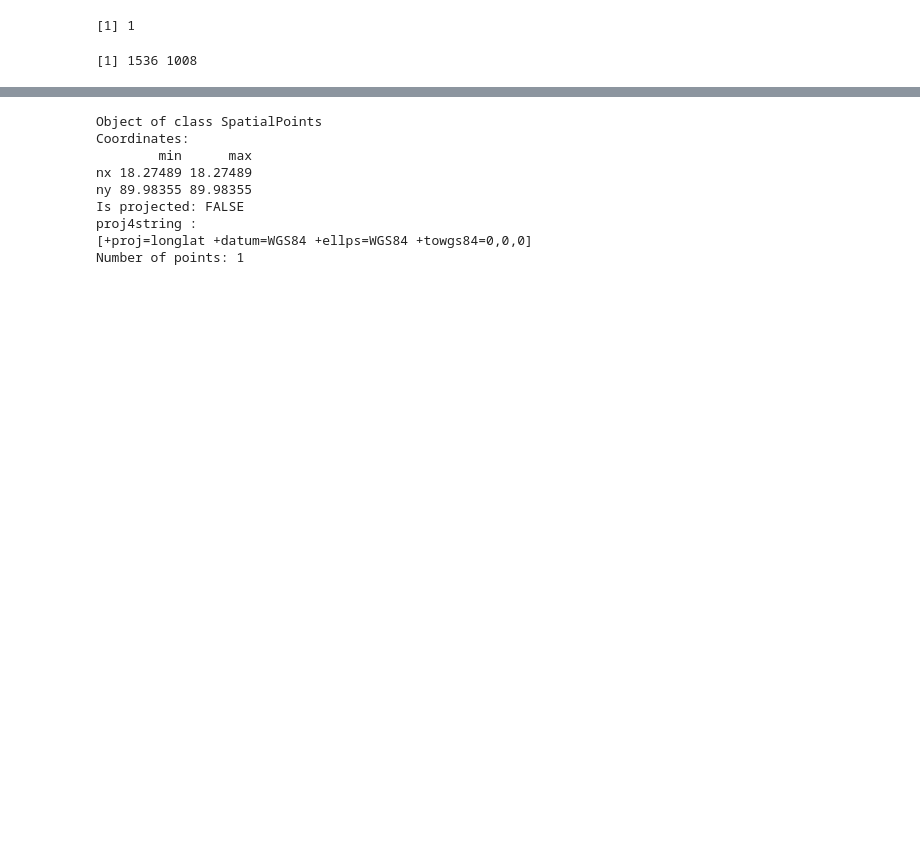
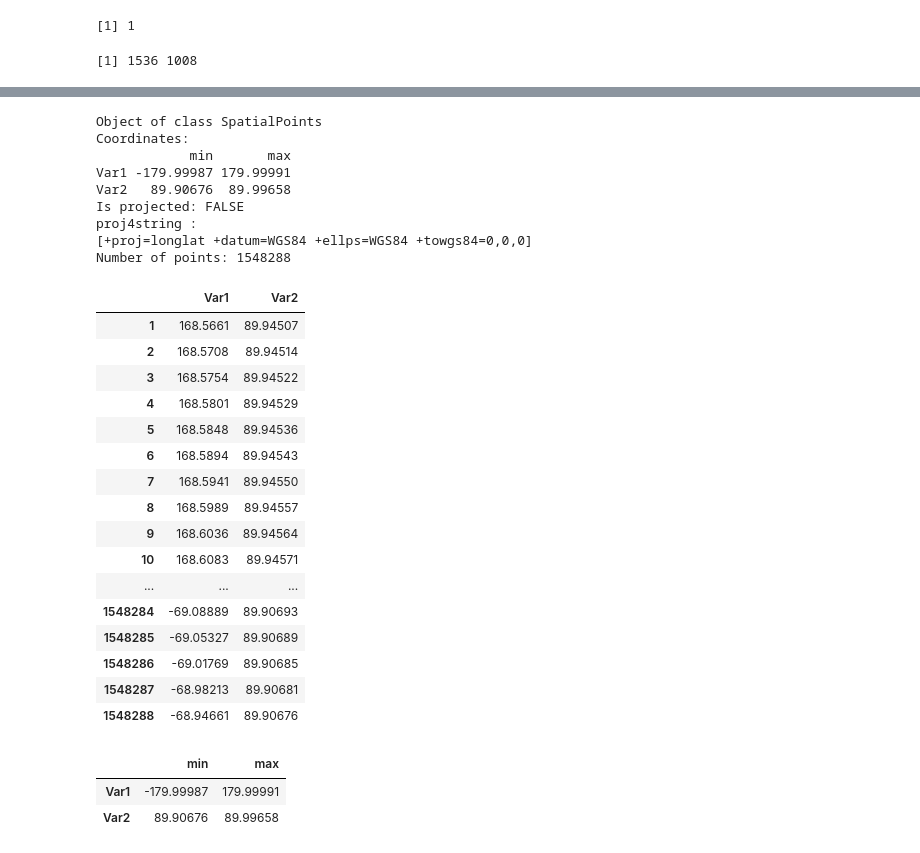
Before and after one commit to trenchproject/RED, a Jupyter notebook: LST-R.ipynb, the cells around one changed output, grey strips where cells are left out. Saved outputs shown, nothing was run; the diff lists cells and outputs as text; code cells hidden in the pictures; blank space fills up the shorter version.

```diff
--- a/LST-R.ipynb
+++ b/LST-R.ipynb
@@ -97,0 +81,4 @@ rgdal: version: 1.2-8, (SVN revision 663)
+# %%
+library(rgdal)
+
+xy <- as.data.frame(expand.grid(x,y))
@@ -101,0 +113,6 @@ z<-spTransform(a,CRS("+proj=longlat +datum=WGS84"))
+# %%
+proj.pol <- CRS('+ellps=sphere +a=6371200.0 +b=6371200.0 +proj=stere +lat_0=90 +lon_0=-105.0 +x_0=0.0 +y_0=0.0 +no_defs')
+wgs <- CRS('+proj=longlat +datum=WGS84')
+proj4string(xy) <- proj.pol
+awgs <- spTransform(xy, wgs)
+head(awgs)
@@ -102,12 +135,38 @@ z<-spTransform(a,CRS("+proj=longlat +datum=WGS84"))
 # %%
-summary(z)
+summary(awgs)
 # %% [output]
 Object of class SpatialPoints
 Coordinates:
-        min      max
-nx 18.27489 18.27489
-ny 89.98355 89.98355
+            min       max
+Var1 -179.99987 179.99991
+Var2   89.90676  89.99658
 Is projected: FALSE
 proj4string :
 [+proj=longlat +datum=WGS84 +ellps=WGS84 +towgs84=0,0,0]
-Number of points: 1
+Number of points: 1548288
+# %%
+coordinates(awgs)
+# %% [output]
+|  | Var1 | Var2 |
+| 1 | 168.5661 | 89.94507 |
+| 2 | 168.5708 | 89.94514 |
+| 3 | 168.5754 | 89.94522 |
+| 4 | 168.5801 | 89.94529 |
+| 5 | 168.5848 | 89.94536 |
+| 6 | 168.5894 | 89.94543 |
+| 7 | 168.5941 | 89.94550 |
+| 8 | 168.5989 | 89.94557 |
+| 9 | 168.6036 | 89.94564 |
+| 10 | 168.6083 | 89.94571 |
+| ... | ... | ... |
+| 1548284 | -69.08889 | 89.90693 |
+| 1548285 | -69.05327 | 89.90689 |
+| 1548286 | -69.01769 | 89.90685 |
+| 1548287 | -68.98213 | 89.90681 |
+| 1548288 | -68.94661 | 89.90676 |
+# %%
+bbox(awgs)
+# %% [output]
+|  | min | max |
+| Var1 | -179.99987 | 179.99991 |
+| Var2 | 89.90676 | 89.99658 |
```
Also changed, not shown: parts of 26 cells of this notebook, 1 other file.
